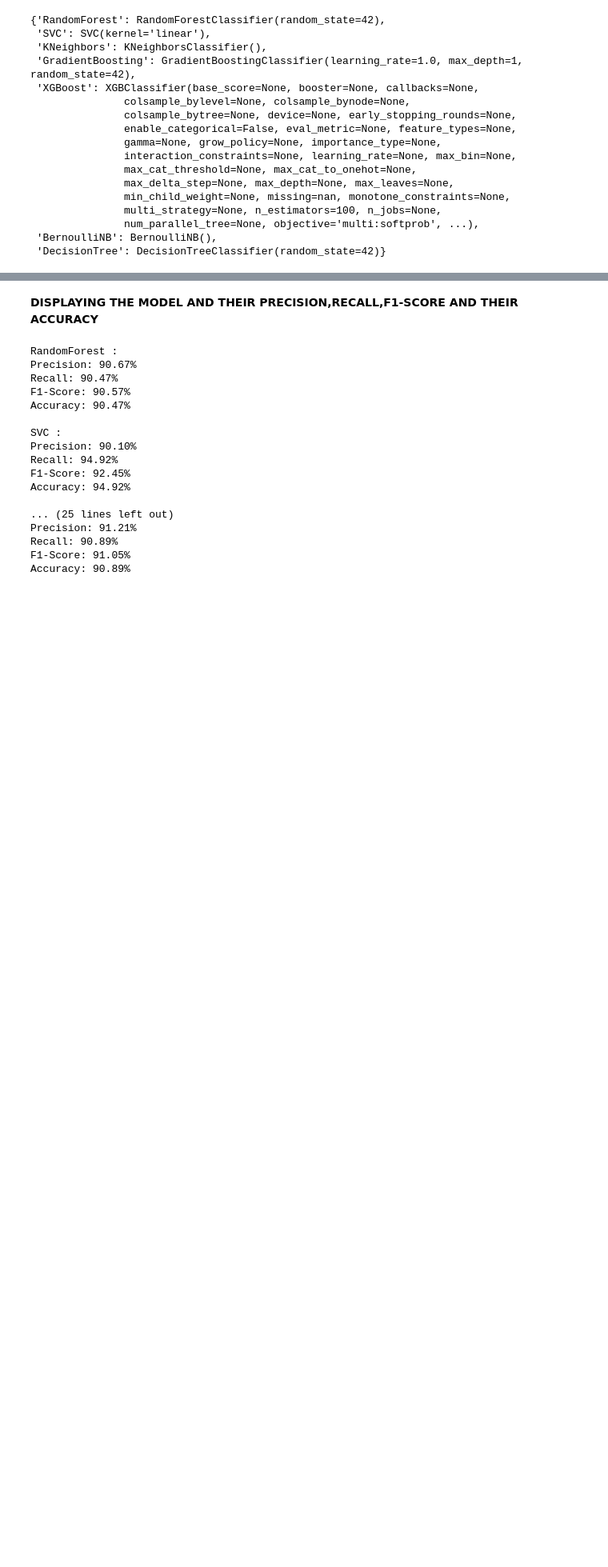
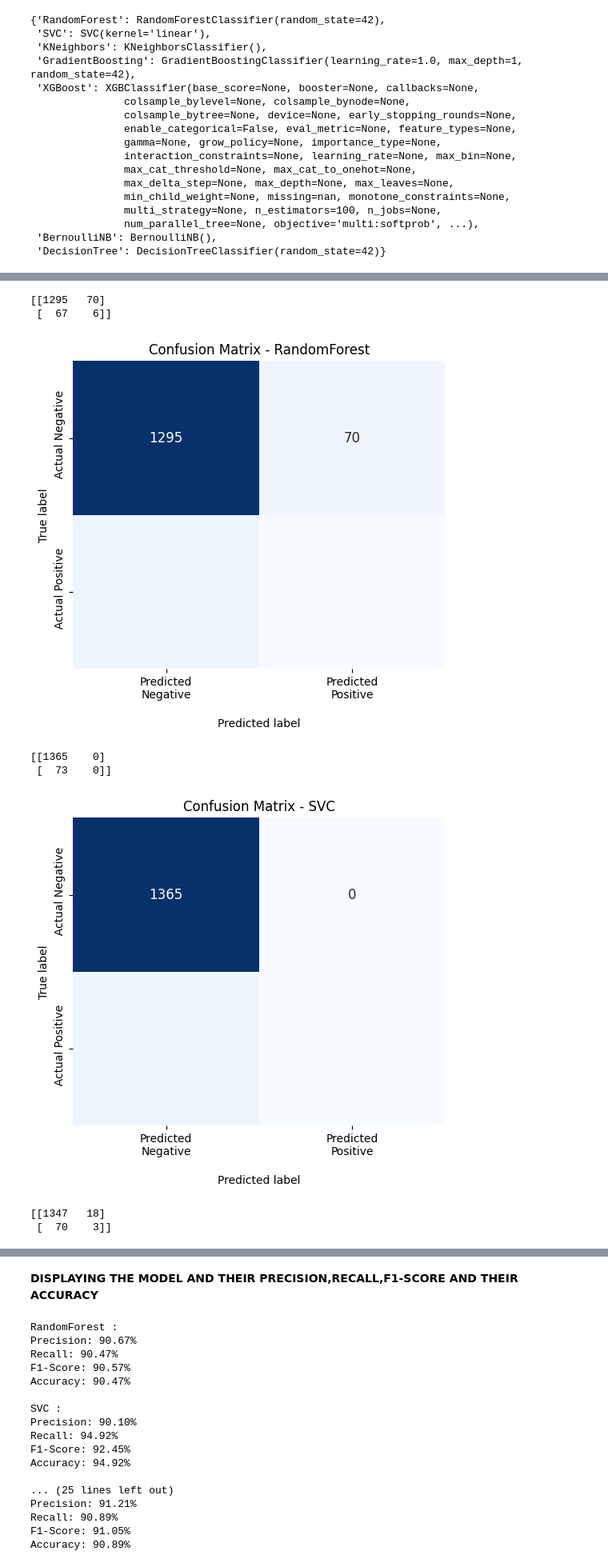
Before and after one commit to aashishops/Thyroid-Performance-Analysis, a Jupyter notebook: src/model_comp.ipynb, the cells around one changed output, grey strips where cells are left out. Shown at 80% size. Drawn from its saved outputs; the diff is of its cells as text; code cells hidden in the pictures; blank space fills up the shorter version.

```diff
--- a/src/model_comp.ipynb
+++ b/src/model_comp.ipynb
@@ -94,0 +159,21 @@ models
+# %%
+def plt_neg_pos_confmat(y_pred,y_test, model_name):
+
+    y_test_combined = [0 if label == 0 else 1 for label in y_test]
+    y_pred_combined = [0 if label == 0 else 1 for label in y_pred]
+    class_labels = {0: 'Negative', 1: 'Positive'}
+
+    plot_confusion_matrix_for_model(model_name,y_pred_combined, y_test_combined, class_labels)
+# %%
+for model_name, model in models.items():
+    y_pred = model.predict(X_test)
+    plt_neg_pos_confmat(y_pred, y_test,model_name,)
+# %% [output]
+[[1295   70]
+ [  67    6]]
+[figure, added]
+[[1365    0]
+ [  73    0]]
+[figure, added]
+[[1347   18]
+ [  70    3]]
```
Also changed, not shown: parts of 21 cells of this notebook.
